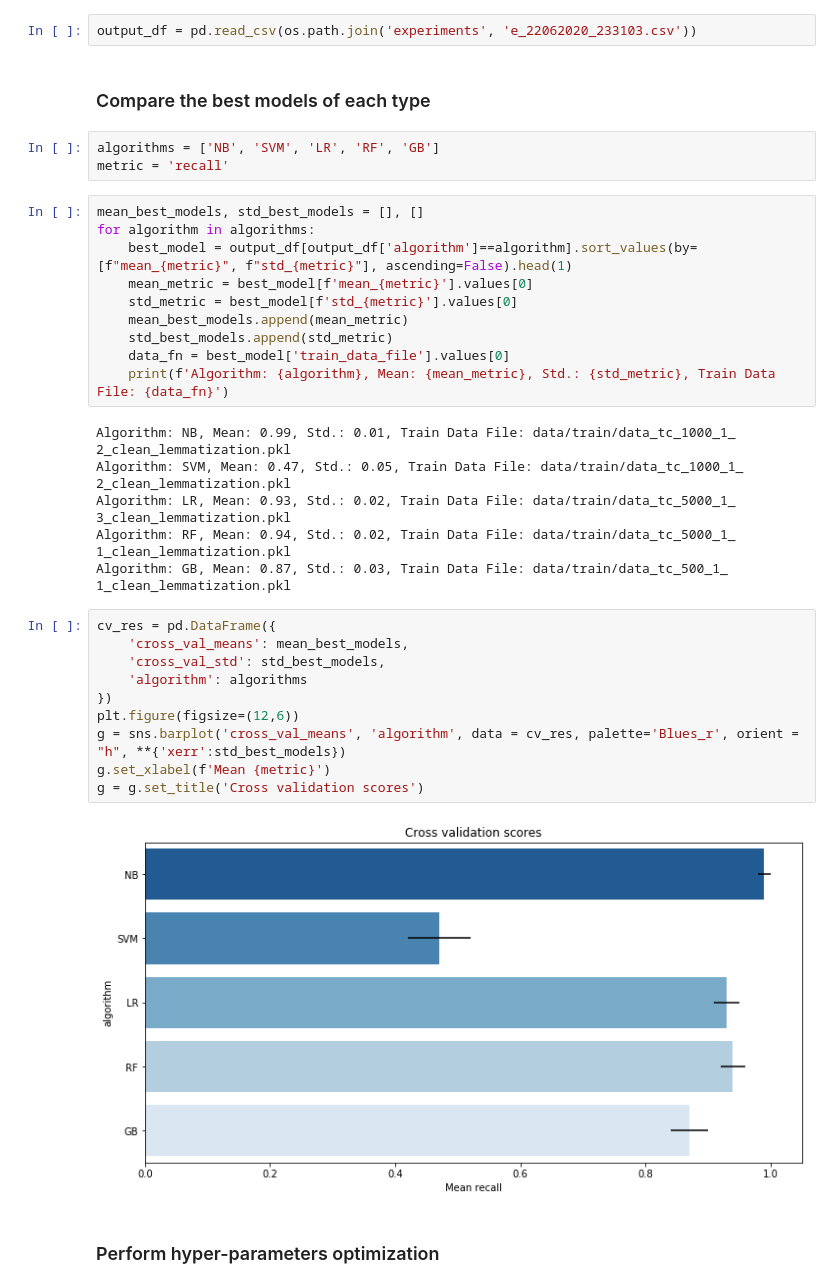
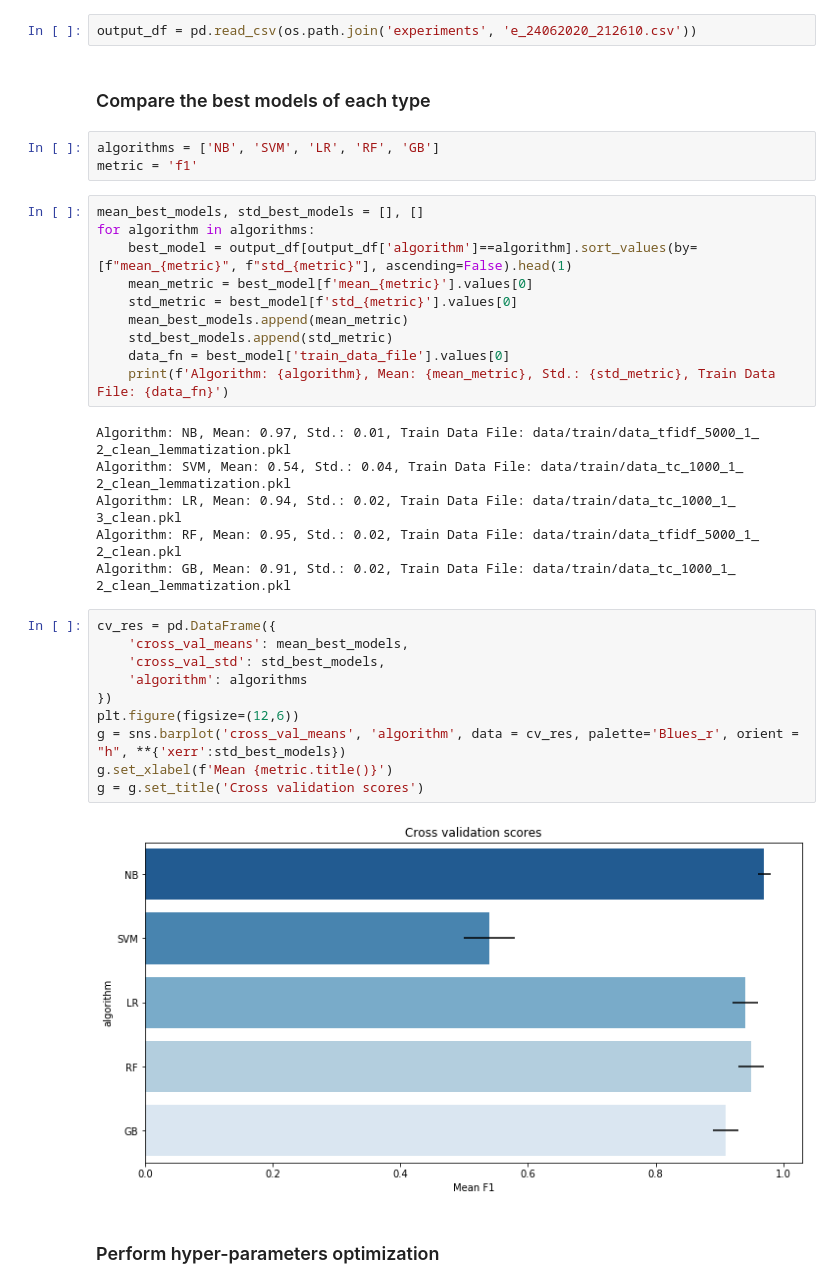
Before and after one commit to joausaga/impact-classifier, a Jupyter notebook: 1.impact_classifier.ipynb, the cells around one changed output. Cells and saved outputs as stored; diff of their text form.

Commit message:
Modify experiment results

```diff
--- a/1.impact_classifier.ipynb
+++ b/1.impact_classifier.ipynb
@@ -400,12 +403,12 @@ The processes of training the different algorithms has been run outside the note
 # %% [markdown]
 #### Load training results to a csv
 # %%
-output_df = pd.read_csv(os.path.join('experiments', 'e_22062020_233103.csv'))
+output_df = pd.read_csv(os.path.join('experiments', 'e_24062020_212610.csv'))
 # %% [markdown]
 ### Compare the best models of each type
 # %%
 algorithms = ['NB', 'SVM', 'LR', 'RF', 'GB']
-metric = 'recall'
+metric = 'f1'
 # %%
 mean_best_models, std_best_models = [], []
 for algorithm in algorithms:
@@ -417,23 +420,23 @@ for algorithm in algorithms:
     data_fn = best_model['train_data_file'].values[0]
     print(f'Algorithm: {algorithm}, Mean: {mean_metric}, Std.: {std_metric}, Train Data File: {data_fn}')
 # %% [output]
-Algorithm: NB, Mean: 0.99, Std.: 0.01, Train Data File: data/train/data_tc_1000_1_ 2_clean_lemmatization.pkl
-Algorithm: SVM, Mean: 0.47, Std.: 0.05, Train Data File: data/train/data_tc_1000_1_ 2_clean_lemmatization.pkl
-Algorithm: LR, Mean: 0.93, Std.: 0.02, Train Data File: data/train/data_tc_5000_1_ 3_clean_lemmatization.pkl
-Algorithm: RF, Mean: 0.94, Std.: 0.02, Train Data File: data/train/data_tc_5000_1_ 1_clean_lemmatization.pkl
-Algorithm: GB, Mean: 0.87, Std.: 0.03, Train Data File: data/train/data_tc_500_1_ 1_clean_lemmatization.pkl
+Algorithm: NB, Mean: 0.97, Std.: 0.01, Train Data File: data/train/data_tfidf_5000_1_ 2_clean_lemmatization.pkl
+Algorithm: SVM, Mean: 0.54, Std.: 0.04, Train Data File: data/train/data_tc_1000_1_ 2_clean_lemmatization.pkl
+Algorithm: LR, Mean: 0.94, Std.: 0.02, Train Data File: data/train/data_tc_1000_1_ 3_clean.pkl
+Algorithm: RF, Mean: 0.95, Std.: 0.02, Train Data File: data/train/data_tfidf_5000_1_ 2_clean.pkl
+Algorithm: GB, Mean: 0.91, Std.: 0.02, Train Data File: data/train/data_tc_1000_1_ 2_clean_lemmatization.pkl
 # %%
 cv_res = pd.DataFrame({
     'cross_val_means': mean_best_models,
     'cross_val_std': std_best_models,
     'algorithm': algorithms
 })
 plt.figure(figsize=(12,6))
 g = sns.barplot('cross_val_means', 'algorithm', data = cv_res, palette='Blues_r', orient = "h", **{'xerr':std_best_models})
-g.set_xlabel(f'Mean {metric}')
+g.set_xlabel(f'Mean {metric.title()}')
 g = g.set_title('Cross validation scores')
 # %% [output]
-[figure, old version]
+[figure, new version]
 # %% [markdown]
 ### Perform hyper-parameters optimization
 # %% [markdown]
```
Also changed, not shown: parts of 38 cells of this notebook.
